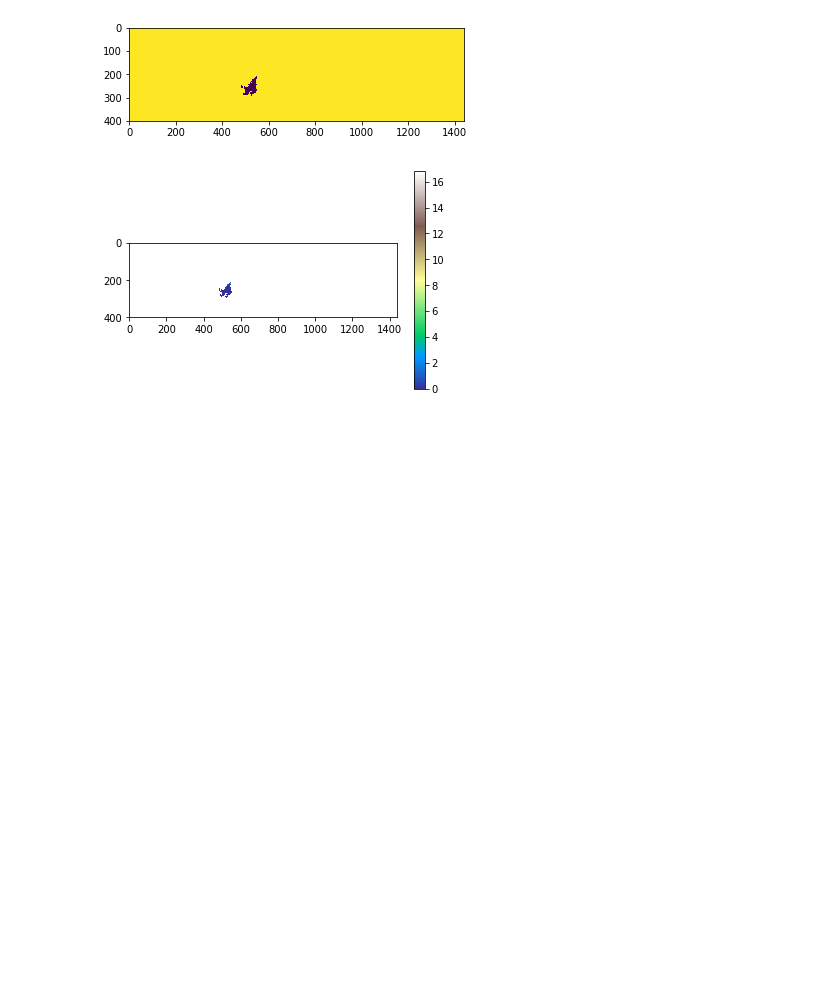
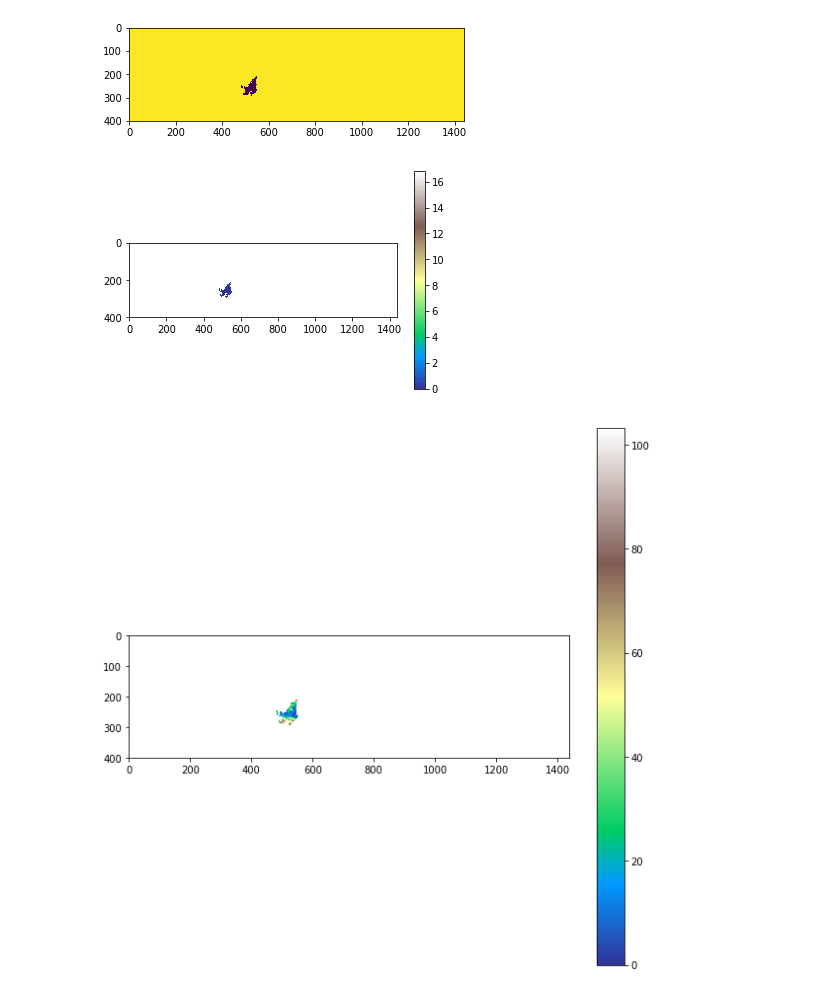
Before and after one commit to reinaldoossuna/balancohidrico, a Jupyter notebook: Precipitacao.ipynb, the cells around one changed output. Cells and saved outputs as stored; diff of their text form; code cells hidden in the pictures; blank space fills up the shorter version.

```diff
--- a/Precipitacao.ipynb
+++ b/Precipitacao.ipynb
@@ -15,5 +26,5 @@ file.as_posix()
 # %%
-prec = h5py.File(file.as_posix(), "r")
+prec = h5py.File(file, "r")
 prec
 # %% [output]
 <HDF5 file "3B42.20080330.00.7A.HDF" (mode r)>
@@ -81,3 +92,20 @@ plt.imshow(masked_data,cmap="terrain")
 plt.colorbar();
 # %% [output]
 [figure]
+# %%
+month = np.full_like(data,0)
+# %%
+r = re.compile("3B42.199805")
+iter_199805 = filter(r.match,files)
+# %%
+for file in iter_199805:
+    data = read_hdf(path_prec + file)
+    masked_data = np.ma.MaskedArray(data,mask)
+    month = month + masked_data
+# %%
+masked_data = np.ma.masked_array(data,mask)
+plt.figure(figsize=(10,10))
+plt.pco(month,cmap="terrain")
+plt.colorbar();
+# %% [output]
+[figure, added]
```
Also changed, not shown: parts of 6 cells of this notebook, 1 other file.
